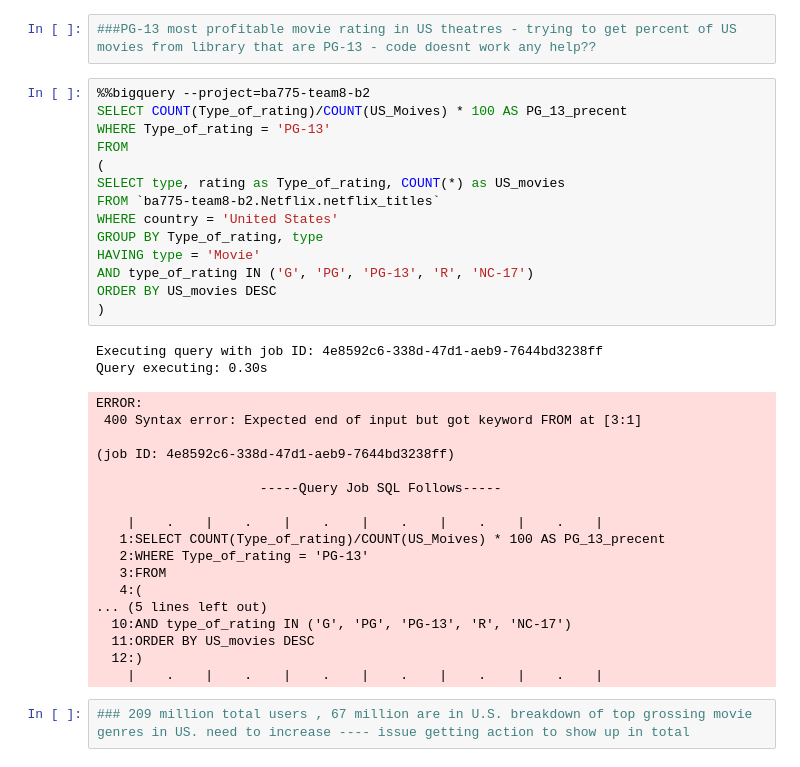
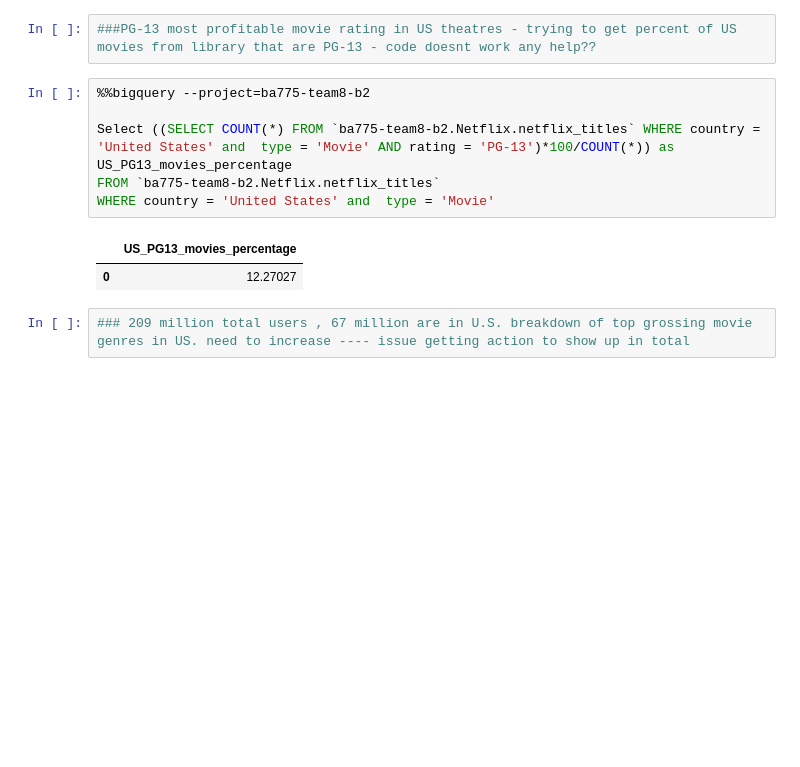
Before and after one commit to aditya248/Netflix-Exploratory-Data-Analysis, a Jupyter notebook: BA775_TeamProject_B2T8.ipynb, the cells around one changed output. Cells and saved outputs as stored; diff of their text form; blank space fills up the shorter version.

Commit message:
Part-5, Fixed PG-13 percentage calculation.

```diff
--- a/BA775_TeamProject_B2T8.ipynb
+++ b/BA775_TeamProject_B2T8.ipynb
@@ -415,38 +415,13 @@ ORDER BY num_content_added DESC
 ###PG-13 most profitable movie rating in US theatres - trying to get percent of US movies from library that are PG-13 - code doesnt work any help??
 # %%
 %%bigquery --project=ba775-team8-b2
-SELECT COUNT(Type_of_rating)/COUNT(US_Moives) * 100 AS PG_13_precent
-WHERE Type_of_rating = 'PG-13'
-FROM
-(
-SELECT type, rating as Type_of_rating, COUNT(*) as US_movies
+
+Select ((SELECT COUNT(*) FROM `ba775-team8-b2.Netflix.netflix_titles` WHERE country = 'United States' and  type = 'Movie' AND rating = 'PG-13')*100/COUNT(*)) as US_PG13_movies_percentage
 FROM `ba775-team8-b2.Netflix.netflix_titles`
-WHERE country = 'United States'
-GROUP BY Type_of_rating, type
-HAVING type = 'Movie'
-AND type_of_rating IN ('G', 'PG', 'PG-13', 'R', 'NC-17')
-ORDER BY US_movies DESC
-)
+WHERE country = 'United States' and  type = 'Movie'
 # %% [output]
-Executing query with job ID: 4e8592c6-338d-47d1-aeb9-7644bd3238ff
-Query executing: 0.30s
-ERROR:
- 400 Syntax error: Expected end of input but got keyword FROM at [3:1]
-
-(job ID: 4e8592c6-338d-47d1-aeb9-7644bd3238ff)
-
-                     -----Query Job SQL Follows-----
-
-    |    .    |    .    |    .    |    .    |    .    |    .    |
-   1:SELECT COUNT(Type_of_rating)/COUNT(US_Moives) * 100 AS PG_13_precent
-   2:WHERE Type_of_rating = 'PG-13'
-   3:FROM
-   4:(
-... (5 lines left out)
-  10:AND type_of_rating IN ('G', 'PG', 'PG-13', 'R', 'NC-17')
-  11:ORDER BY US_movies DESC
-  12:)
-    |    .    |    .    |    .    |    .    |    .    |    .    |
+|  | US_PG13_movies_percentage |
+| 0 | 12.27027 |
 # %%
 ### 209 million total users , 67 million are in U.S. breakdown of top grossing movie genres in US. need to increase ---- issue getting action to show up in total
 # %%
```
Also changed, not shown: parts of 1 cell of this notebook.
